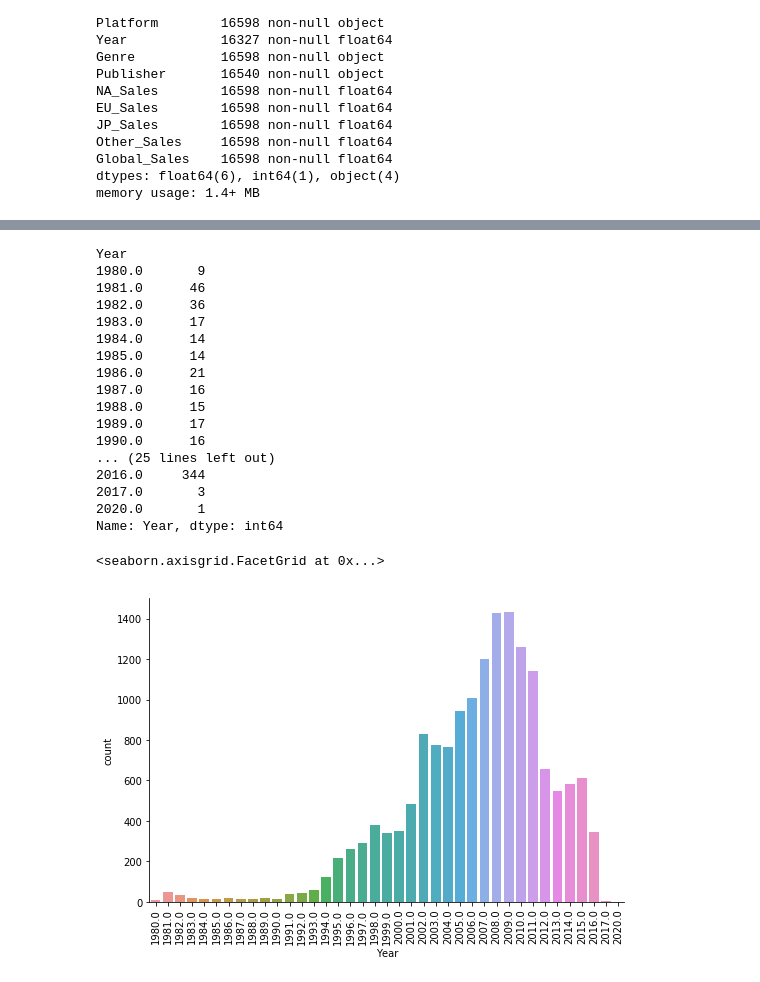
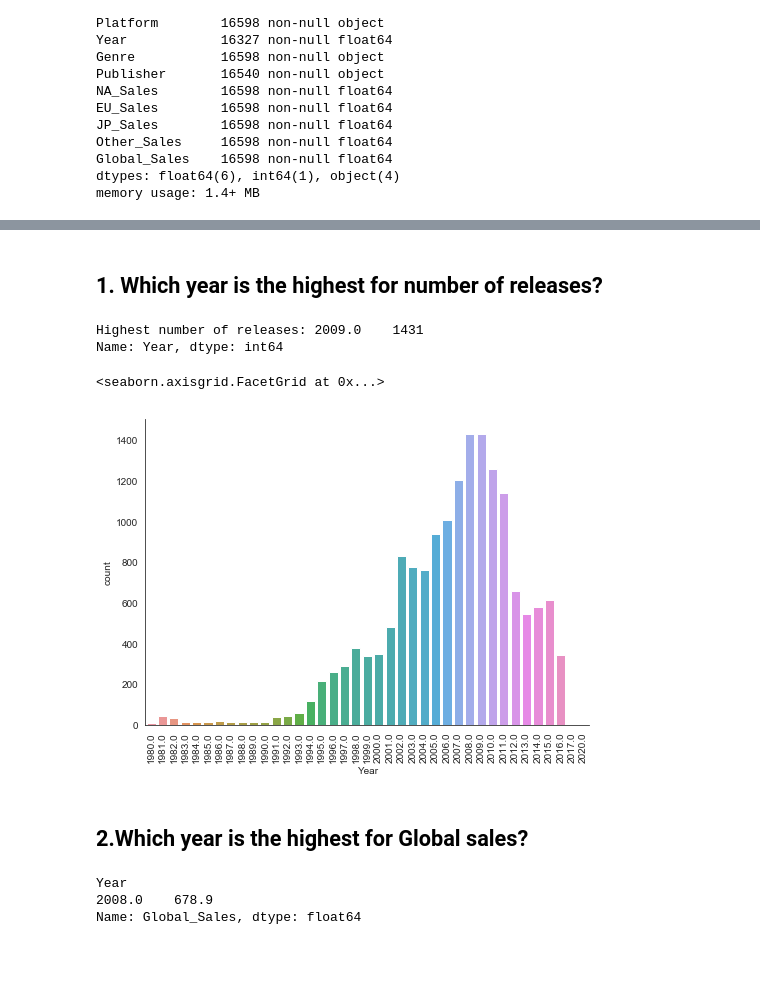
Before and after one commit to akselayn/dataanalysis, a Jupyter notebook: dataanlproj.ipynb, the cells around one changed output, grey strips where cells are left out. Cells and saved outputs as stored; diff of their text form; code cells hidden in the pictures; blank space fills up the shorter version.

```diff
--- a/dataanlproj.ipynb
+++ b/dataanlproj.ipynb
@@ -91,3 +50,0 @@ genre_mappings
-# %%
-data_read['GenreLabel'] = genre_labels
-data_read[['Name', 'Platform', 'Year', 'Genre', 'GenreLabel']].iloc[1:7]
@@ -117,27 +51,22 @@ pd.concat([data_read[['Name', 'Genre']], pd.DataFrame(hashed_features)], axis=1)
-# %%
-data_read.groupby('Year')['Year'].count()
-# %% [output]
-Year
-1980.0       9
-1981.0      46
-1982.0      36
-1983.0      17
-1984.0      14
-1985.0      14
-1986.0      21
-1987.0      16
-1988.0      15
-1989.0      17
-1990.0      16
-... (25 lines left out)
-2016.0     344
-2017.0       3
-2020.0       1
-Name: Year, dtype: int64
+# %% [markdown]
+## 1. Which year is the highest for number of releases?
 # %%
-fg = sns.catplot('Year', data=data_read, kind='count', aspect=1.5)
+yHighest=data_read['Year'].value_counts()[data_read['Year'].value_counts() == data_read['Year'].value_counts().max()]
+print("Highest number of releases in year :",yHighest)
+data_read.groupby('Year')['Year'].count()
+fg = sns.catplot('Year', data=data_read, kind='count', aspect=1.4)
 fg.set_xlabels('Year')
 fg.set_xticklabels(rotation=90)
 # %% [output]
-<seaborn.axisgrid.FacetGrid at 0x...>
+Highest number of releases: 2009.0    1431
+Name: Year, dtype: int64
+<seaborn.axisgrid.FacetGrid at 0x...>
-[figure, old version]
+[figure, new version]
+# %% [markdown]
+## 2.Which year is the highest for Global sales?
+# %%
+data_read.groupby(['Year'])['Global_Sales'].agg('sum')[data_read.groupby(['Year'])['Global_Sales'].agg('sum') == data_read.groupby(['Year'])['Global_Sales'].agg('sum').max()]
+# %% [output]
+Year
+2008.0    678.9
+Name: Global_Sales, dtype: float64
```
Also changed, not shown: parts of 39 cells of this notebook.
